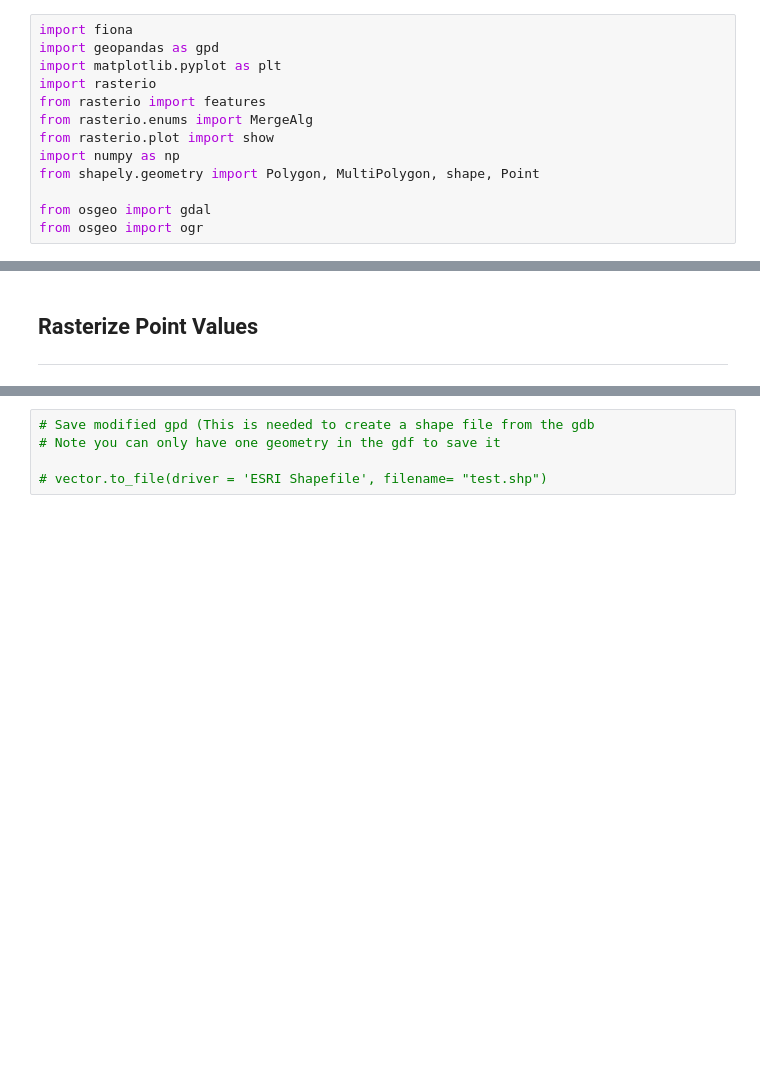
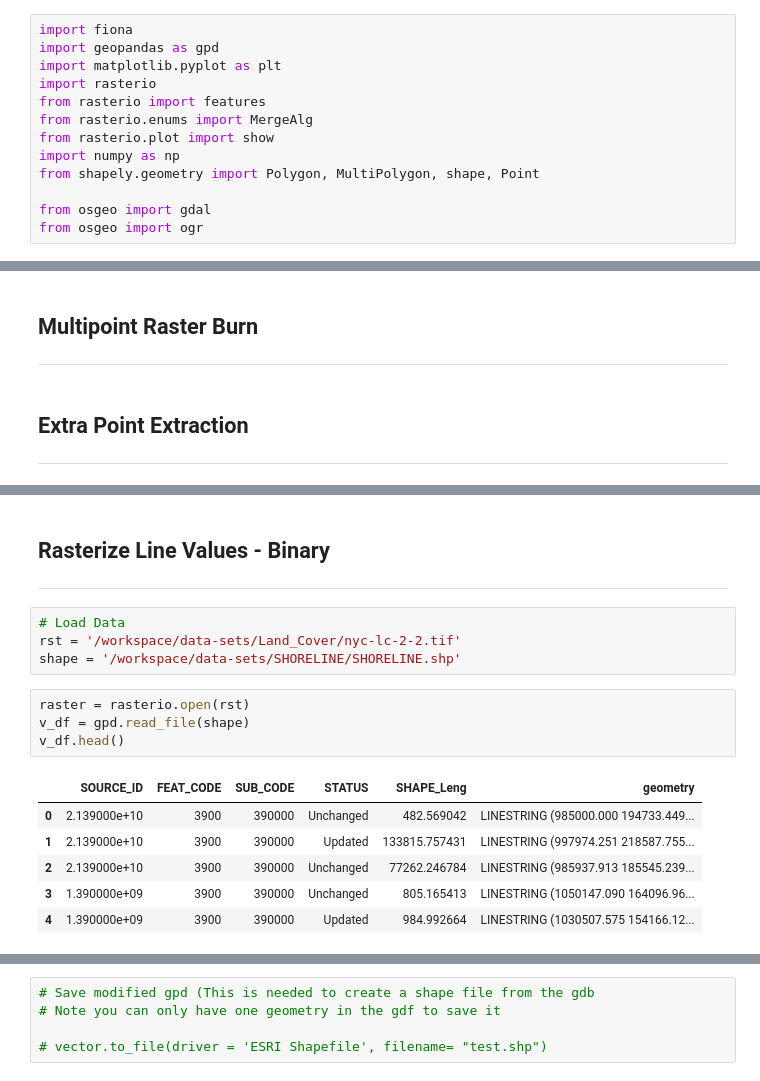
Before and after one commit to courtney-smith-97/flood-risk, a Jupyter notebook: data/data_transformation/03-shape-file-transformations.ipynb, the cells around one changed output, grey strips where cells are left out. Drawn from its saved outputs; the diff is of its cells as text; blank space fills up the shorter version.

```diff
--- a/data/data_transformation/03-shape-file-transformations.ipynb
+++ b/data/data_transformation/03-shape-file-transformations.ipynb
@@ -65,5 +51,8 @@ feature.GetField('UNITID')
+# %% [markdown]
+## Multipoint Raster Burn
+---
 # %% [markdown]
-## Rasterize Point Values
+## Extra Point Extraction
 ---
 # %%
 ## Extract Z Values and convert geo to point
@@ -94,3 +83,21 @@ vector.head()
 | 2 | 114.740000 | 2.130200e+10 | 3020 | 302000 | Unchanged | POINT (988565.410 195011.600) | 988565.409993 | 195011.599856 | 114.7400 |
 | 3 | 69.130000 | 2.130200e+10 | 3020 | 302000 | Unchanged | POINT (989509.570 195013.270) | 989509.569850 | 195013.270128 | 69.1300 |
 | 4 | 49.235397 | 2.130200e+10 | 3020 | 302000 | Unchanged | POINT (987570.796 195019.969) | 987570.795840 | 195019.969262 | 49.2354 |
+# %% [markdown]
+## Rasterize Line Values - Binary
+---
+# %%
+# Load Data
+rst = '/workspace/data-sets/Land_Cover/nyc-lc-2-2.tif'
+shape = '/workspace/data-sets/SHORELINE/SHORELINE.shp'
+# %%
+raster = rasterio.open(rst)
+v_df = gpd.read_file(shape)
+v_df.head()
+# %% [output]
+|  | SOURCE_ID | FEAT_CODE | SUB_CODE | STATUS | SHAPE_Leng | geometry |
+| 0 | 2.139000e+10 | 3900 | 390000 | Unchanged | 482.569042 | LINESTRING (985000.000 194733.449... |
+| 1 | 2.139000e+10 | 3900 | 390000 | Updated | 133815.757431 | LINESTRING (997974.251 218587.755... |
+| 2 | 2.139000e+10 | 3900 | 390000 | Unchanged | 77262.246784 | LINESTRING (985937.913 185545.239... |
+| 3 | 1.390000e+09 | 3900 | 390000 | Unchanged | 805.165413 | LINESTRING (1050147.090 164096.96... |
+| 4 | 1.390000e+09 | 3900 | 390000 | Updated | 984.992664 | LINESTRING (1030507.575 154166.12... |
```
Also changed, not shown: parts of 23 cells of this notebook.
